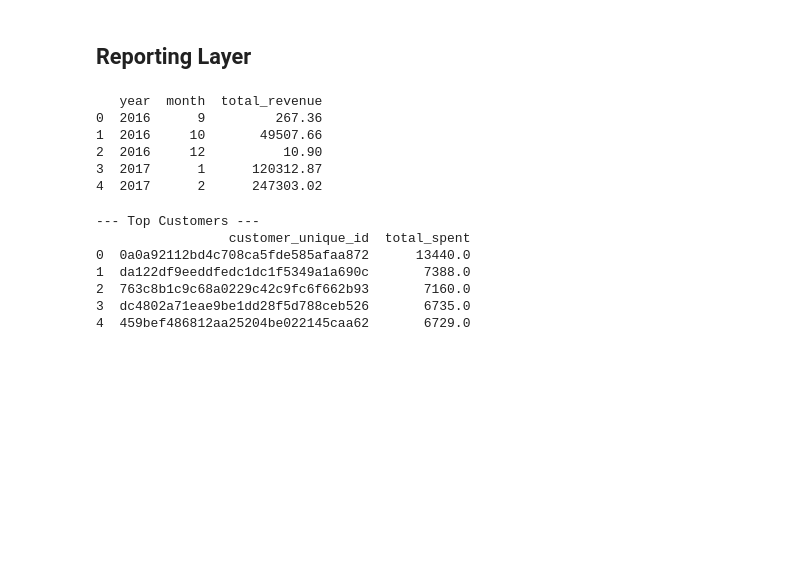
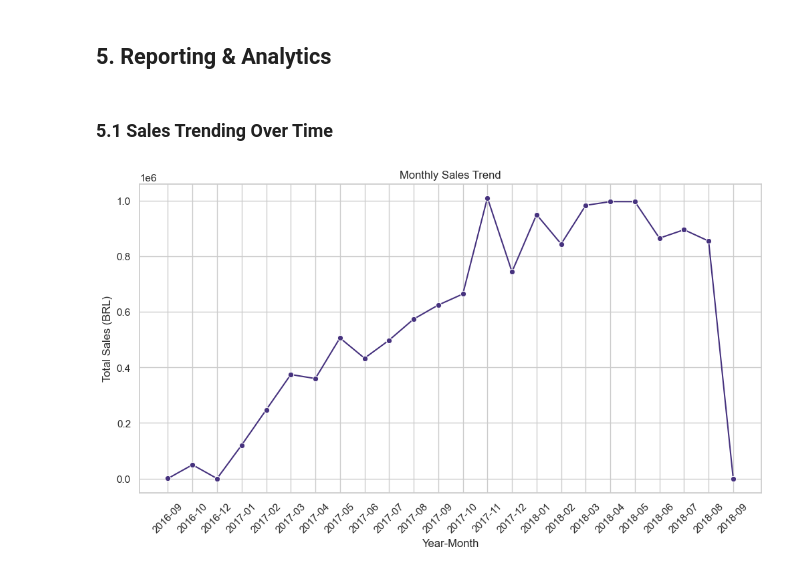
Before and after one commit to Esmail514/Data-Engneering-Bootcamp, a Jupyter notebook: Assignment6/DWH/ETL.ipynb, the cells around one changed output. Cells and saved outputs as stored; diff of their text form; code cells hidden in the pictures; blank space fills up the shorter version.

Commit message:
made changes in the data warehouse

```diff
--- a/Assignment6/DWH/ETL.ipynb
+++ b/Assignment6/DWH/ETL.ipynb
@@ -9,4 +30,5 @@ source_conn = sqlite3.connect('olist.sqlite')
 # %%
+print("Extracting data...")
 orders = pd.read_sql_query("SELECT * FROM orders", source_conn)
 order_items = pd.read_sql_query("SELECT * FROM order_items", source_conn)
 customers = pd.read_sql_query("SELECT * FROM customers", source_conn)
@@ -14,6 +36,6 @@ sellers = pd.read_sql_query("SELECT * FROM sellers", source_conn)
 products = pd.read_sql_query("SELECT * FROM products", source_conn)
 translations = pd.read_sql_query("SELECT * FROM product_category_name_translation", source_conn)
 
-dim_date = pd.read_csv('dimdates.csv')
-dim_date.columns = [c.lower() for c in dim_date.columns]
-dim_date['id'] = dim_date['id'].astype(int)
+dim_date_src = pd.read_csv('dimdates.csv')
+source_conn.close()
+print("Extraction complete.")
@@ -63,39 +163,27 @@ done loading data
 # %% [markdown]
-## Reporting Layer
+## 5. Reporting & Analytics
-# %%
-query_sales_trend = """
-SELECT d.fiscalyear AS Year, d.fiscalmonth AS Month, SUM(f.price) as total_revenue
-FROM fact_sales f
-JOIN dim_date d ON f.date_key = d.id
-GROUP BY d.fiscalyear, d.fiscalmonth
-ORDER BY d.fiscalyear, d.fiscalmonth
-LIMIT 5;
-"""
-print(pd.read_sql_query(query_sales_trend, dwh_engine))
-# %% [output]
-   year  month  total_revenue
-0  2016      9         267.36
-1  2016     10       49507.66
-2  2016     12          10.90
-3  2017      1      120312.87
-4  2017      2      247303.02
-# %%
-
-query_top_customers = """
-SELECT c.customer_unique_id, SUM(f.price) as total_spent
-FROM fact_sales f
-JOIN dim_customers c ON f.customer_id = c.customer_id
-GROUP BY c.customer_unique_id
-ORDER BY total_spent DESC
-LIMIT 5;
-"""
-print("--- Top Customers ---")
-print(pd.read_sql_query(query_top_customers, dwh_engine))
-# %% [output]
---- Top Customers ---
-                 customer_unique_id  total_spent
-0  0a0a92112bd4c708ca5fde585afaa872      13440.0
-1  da122df9eeddfedc1dc1f5349a1a690c       7388.0
-2  763c8b1c9c68a0229c42c9fc6f662b93       7160.0
-3  dc4802a71eae9be1dd28f5d788ceb526       6735.0
-4  459bef486812aa25204be022145caa62       6729.0
+# %% [markdown]
+### 5.1 Sales Trending Over Time
+# %%
+query_sales_trend = """
+SELECT
+    d.year,
+    d.month,
+    SUM(f.sales_amount) as total_sales
+FROM fact_order_items f
+JOIN dim_date d ON f.date_key = d.date_key
+GROUP BY d.year, d.month
+ORDER BY d.year, d.month
+"""
+sales_trend = pd.read_sql_query(query_sales_trend, dwh_engine)
+sales_trend['period'] = sales_trend['year'].astype(str) + '-' + sales_trend['month'].astype(str).str.zfill(2)
+
+plt.figure(figsize=(12, 6))
+sns.lineplot(data=sales_trend, x='period', y='total_sales', marker='o')
+plt.title('Monthly Sales Trend')
+plt.xlabel('Year-Month')
+plt.ylabel('Total Sales (BRL)')
+plt.xticks(rotation=45)
+plt.show()
+# %% [output]
+[figure, added]
```
Also changed, not shown: parts of 18 cells of this notebook, 2 other files.
